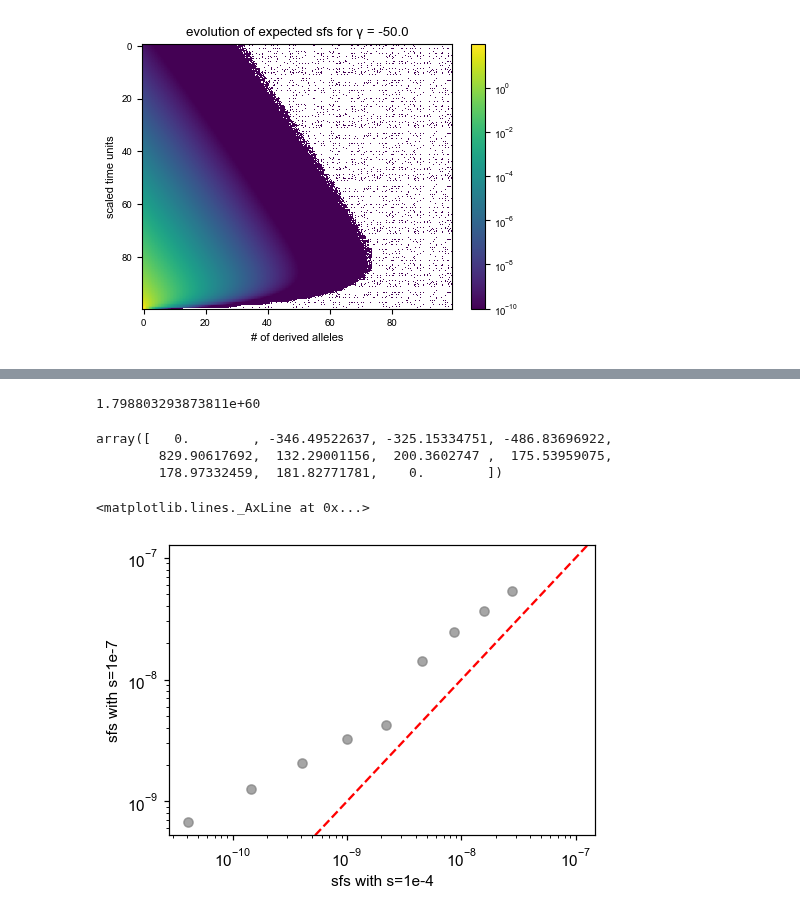
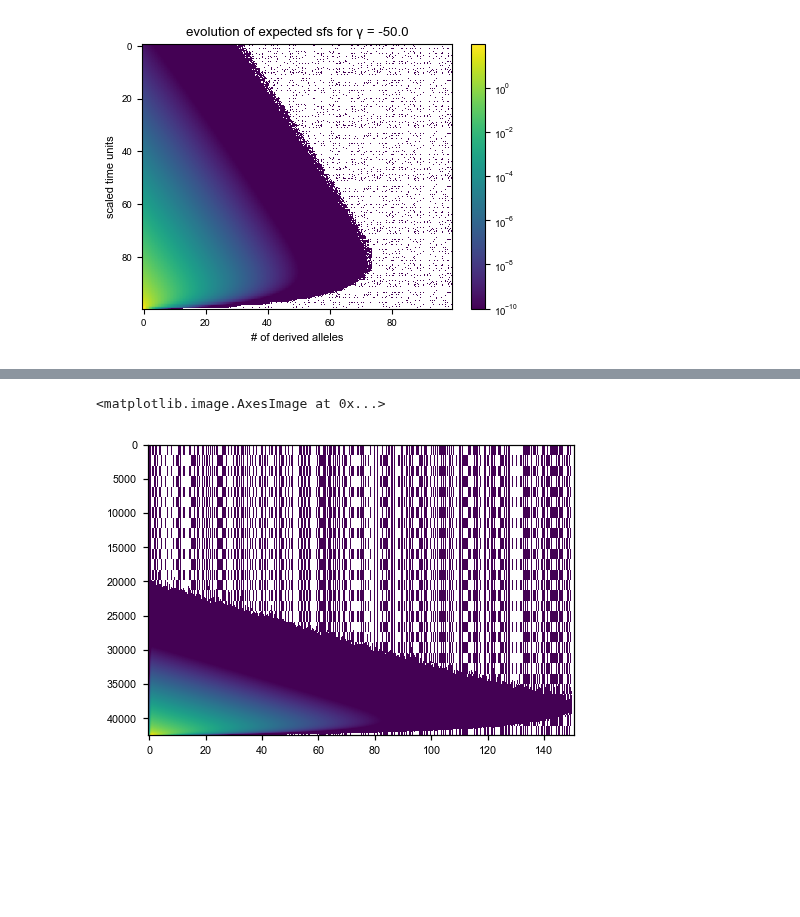
Before and after one commit to VivaswatS/selCoefEst, a Jupyter notebook: mom-framework.ipynb, the cells around one changed output, grey strips where cells are left out. Saved outputs shown, nothing was run; the diff lists cells and outputs as text; code cells hidden in the pictures; blank space fills up the shorter version.

```diff
--- a/mom-framework.ipynb
+++ b/mom-framework.ipynb
@@ -262,37 +267,33 @@ def calcS(d, ljk):
 
     return coo_matrix((data, (row, col)), shape=(d, d), dtype='float').tocsc()
 # %%
-## packaging into a function for easy manipulation
-# input: t (number of gens), n (number of samples), s, N (pop size)
-# output: mom (gen x number of sites)
-#
-def run_mom_framework(t, n, s, N, misc):
-    mom = np.zeros((t+1,n+1))
+## packaging into a function for easy manipulation - iteration implementation
+# input: a (number of gens), n (number of samples), s, N (pop size)
+# output: mom (number of sites)
+def run_mom_iterate(a, n, s, N, mu, misc):
+    mom = np.zeros((a+1,n+1))
     momnp1 = np.zeros(n+1)
     momkp1 = np.zeros(n+1)
+
+    J = calcJK13(n)
 
     iter = np.arange(1,n)
     iterm1p1 = np.arange(2,n-1)
 
-    mom[t,1] = n*mu # singleton input
-
-    ibis = misc[0]
-    jk13 = misc[1]
+    mom[a,1] = n # singleton input
 
     # going from generation 9 to 0
-    for gen in np.arange(t)[::-1]:
-        momkp1[iterm1p1] = mom[gen+1,iterm1p1-1] * (iterm1p1-1)*(n-iterm1p1+1) + mom[gen+1,iterm1p1+1] * (iterm1p1+1)*(n-iterm1p1-1) - mom[gen+1,iterm1p1] * 2*iterm1p1*(n-iterm1p1)
+    for gen in np.arange(a)[::-1]:
+        momkp1[iterm1p1] = 0.25/N * (mom[gen+1,iterm1p1-1] * (iterm1p1-1)*(n-iterm1p1+1) + mom[gen+1,iterm1p1+1] * (iterm1p1+1)*(n-iterm1p1-1) - mom[gen+1,iterm1p1] * 2*iterm1p1*(n-iterm1p1))
 
-        momkp1[1] = (n-2) * 2 * mom[gen+1,2] - 2 * (n-1) * mom[gen+1,1]
-        momkp1[n-1] = (n-2) * 2 * mom[gen+1,n-2] - 2 * (n-1) * mom[gen+1,n-1]
+        momkp1[1] = 0.25/N * ((n-2) * 2 * mom[gen+1,2] - 2 * (n-1) * mom[gen+1,1])
+        momkp1[n-1] = 0.25/N * ((n-2) * 2 * mom[gen+1,n-2] - 2 * (n-1) * mom[gen+1,n-1])
 
         # notice the difference in indexing for LHS
-        momnp1[np.arange(1,n+1)] = jk13[:,0] * mom[gen+1,np.array(ibis)-1] + jk13[:,1] * mom[gen+1,np.array(ibis)] + jk13[:,2] * mom[gen+1,np.array(ibis)+1]
+        momnp1[np.arange(1,n+1)] = (J @ mom[gen+1,iter])
 
-        momkp1[iter] = mom[gen+1,iter] + 0.5 * s/(n+1) * (iter * (n+1-iter) * momnp1[iter] - (n-iter) * (iter+1) * momnp1[iter+1]) + 0.25/N * momkp1[iter]
+        momkp1[iter] += mom[gen+1,iter] + 0.5 * s/(n+1) * (iter * (n+1-iter) * momnp1[iter] - (n-iter) * (iter+1) * momnp1[iter+1])
 
-        # print(momnp1)
+        mom[gen,] = deepcopy(momkp1)
 
-        mom[gen,:] = momkp1
-
-    return mom
+    return mu*mom[:-1,:]
@@ -304,9 +299,0 @@ mom2 = run_mom_framework(t=2500, n=10, s=2.5*s, N=5000, misc=[ibis, jk13])
-# %%
-print(np.sum(mom[-250000:,:]))
-np.sum(mom[-10000:,:])
-mom[-40000,:]
-# %% [output]
-1.798803293873811e+60
-array([   0.        , -346.49522637, -325.15334751, -486.83696922,
-        829.90617692,  132.29001156,  200.3602747 ,  175.53959075,
-        178.97332459,  181.82771781,    0.        ])
@@ -318,7 +300,10 @@ plt.loglog(); plt.xlabel('number of gens'); plt.ylabel('sum of all entries'); pl
-# %%
-plt.scatter(mom[100,:], mom2[100,:], alpha=0.7, color='grey')
-plt.xlabel('sfs with s=1e-4'); plt.ylabel('sfs with s=1e-7'); plt.loglog()
-plt.axline((0,0),(1e-7,1e-7),color='red',ls='--')
-# %% [output]
-<matplotlib.lines._AxLine at 0x...>
-[figure, removed]
+# %%
+# fs = run_mom_integrate(2500, 120, -10/N, N, mu, misc = {'dt_fac':0.02, 'adapt_dt':False})
+mom = run_mom_iterate(42500, 150, 0.5*gamma[21]/N, N, mu, np.nan)
+plt.imshow((mom),aspect='auto',norm=colors.LogNorm(vmax=10e-7,vmin=10e-30))
+# fs.shape, mom.shape
+# plt.scatter(mom[-2000,1:-1], fs2[-2000,1:-1], color='grey', alpha=0.75) #plt.loglog()
+# plt.axline((0,0),slope=1,color='red',ls='--')
+# %% [output]
+<matplotlib.image.AxesImage at 0x...>
+[figure, added]
```
Also changed, not shown: parts of 32 cells of this notebook.
